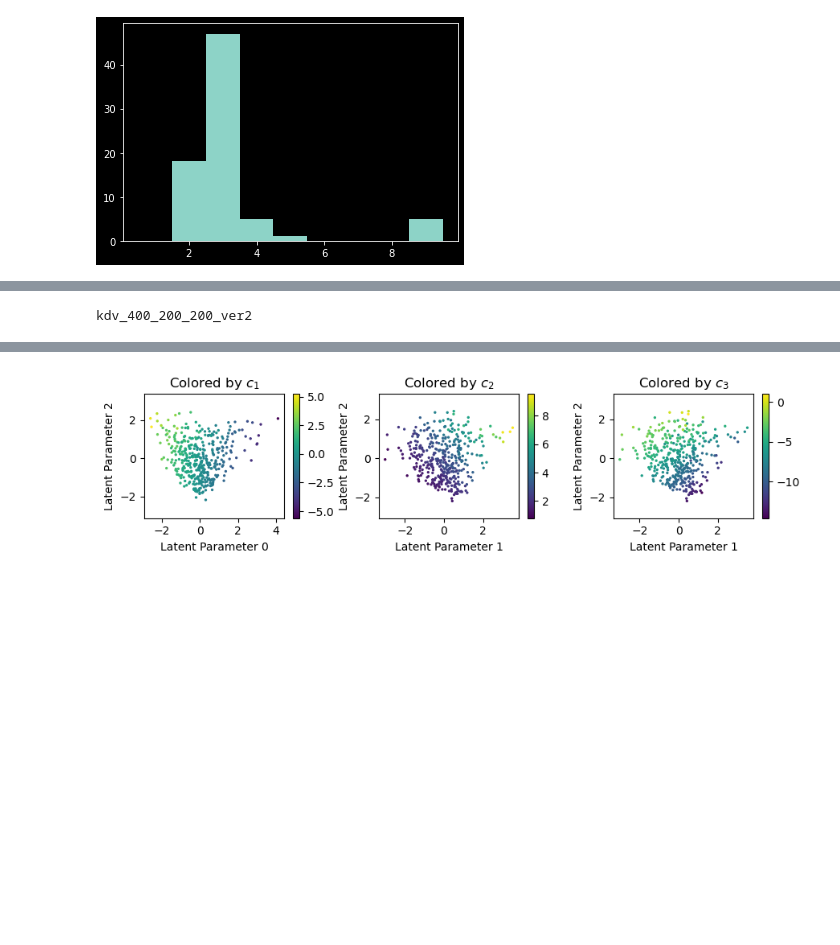
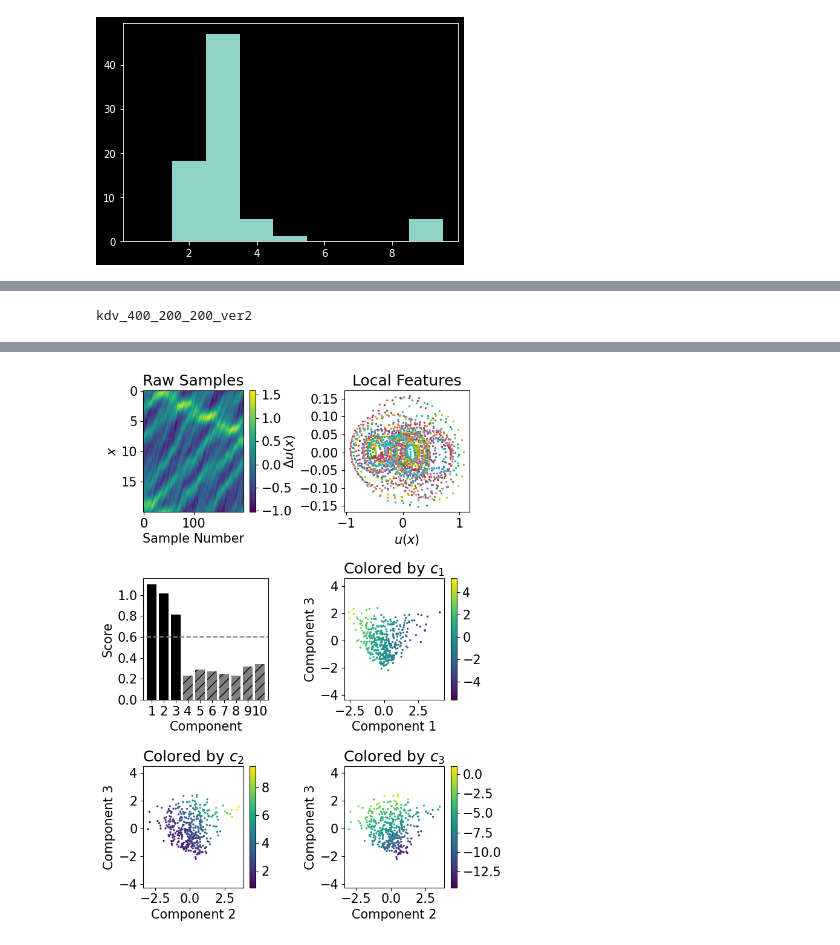
Before and after one commit to peterparity/conservation-laws-manifold-learning, a Jupyter notebook: kdv.ipynb, the cells around one changed output, grey strips where cells are left out. Drawn from its saved outputs; the diff is of its cells as text; code cells hidden in the pictures; blank space fills up the shorter version.

Commit message:
Additional figures

```diff
--- a/kdv.ipynb
+++ b/kdv.ipynb
@@ -72,7 +72,7 @@ Converged? True
 [figure]
 # %%
 # np.savez(out_name + "_dist_mat.npz", dist_mat=dist_mat)
-# dist_mat = np.load(out_name + "_dist_mat.npz")['dist_mat']
+dist_mat = np.load(out_name + "_dist_mat.npz")['dist_mat']
 # %%
 evals, embedding, epsilon = manifold.diffusion_map(dist_mat, n_components=20, epsilon='max', n_neighbors=100, alpha=1, robust=True)
 # %% [output]
@@ -167,6 +210,7 @@ plt.scatter(reg.predict(X), y, s=2);
 # %%
 print(out_name)
 with plt.style.context("default"):
+    plt.rcParams.update({'font.size': 15})
     plt.figure(figsize=(6, 3))
     plt.subplot(121)
     plt.imshow(raw_data[0,:,:,0].T, aspect='auto')
@@ -185,28 +229,72 @@ with plt.style.context("default"):
     plt.tight_layout()
     plt.savefig(f"figures/{out_name}_data.pdf", bbox_inches="tight")
 
-    plt.figure(figsize=(9,2.5))
-    plt.subplot(131)
+    # plt.figure(figsize=(9,2.5))
+    plt.figure(figsize=(7,9.5))
+    plt.subplot(321)
+    plt.imshow(raw_data[0,:,:,0].T, aspect='auto')
+    plt.xlabel('Sample Number')
+    plt.ylabel('$x$')
+    plt.yticks([0,50,100,150],[0, 5, 10, 15])
+    plt.colorbar()
+    plt.title("Raw Samples")
+    # plt.tight_layout()
+
+    plt.subplot(322)
+    for traj in raw_data[0,:10]:
+        plt.scatter(traj[:,0], traj[:,1], s=2)
+    plt.xlabel("$u(x)$")
+    plt.ylabel("$\Delta u(x)$")
+    plt.title("Local Features")
+    # plt.tight_layout()
+
+    plt.subplot(323)
+    n_show_components = 10
+    plt.bar(
+        list(range(1, n_components+1)[:n_show_components]),
+        scores_pass[:n_show_components],
+        color="k",
+    )
+    plt.bar(
+        list(range(1, n_components+1)[:n_show_components]),
+        scores_fail[:n_show_components],
+        hatch="//",
+        color="gray",
+    )
+    plt.xticks(ticks=range(1, n_components+1)[:n_show_components])
+    plt.xlim(0.3, n_show_components + 0.7)
+    # plt.ylim(0, 1)
+    plt.ylabel("Score")
+    plt.xlabel("Component")
+    plt.hlines(threshold, 0, n_show_components+1, "gray", linestyles="dashed")
+    # plt.tight_layout()
+
+    # plt.subplot(131)
+    plt.subplot(324)
     plt.scatter(embedding[:,0], embedding[:,2], c=c1, s=2)
     plt.colorbar()
-    plt.xlabel("Latent Parameter 0")
-    plt.ylabel("Latent Parameter 2")
+    plt.xlabel("Component 1")
+    plt.ylabel("Component 3")
     plt.title("Colored by $c_1$")
     plt.axis('equal')
+    # plt.tight_layout()
 
-    plt.subplot(132)
+    # plt.subplot(132)
+    plt.subplot(325)
     plt.scatter(embedding[:,1], embedding[:,2], c=c2, s=2)
     plt.colorbar()
-    plt.xlabel("Latent Parameter 1")
-    plt.ylabel("Latent Parameter 2")
+    plt.xlabel("Component 2")
+    plt.ylabel("Component 3")
     plt.title("Colored by $c_2$")
     plt.axis('equal')
+    # plt.tight_layout()
 
-    plt.subplot(133)
+    # plt.subplot(133)
+    plt.subplot(326)
     plt.scatter(embedding[:,1], embedding[:,2], c=c3, s=2)
     plt.colorbar()
-    plt.xlabel("Latent Parameter 1")
-    plt.ylabel("Latent Parameter 2")
+    plt.xlabel("Component 2")
+    plt.ylabel("Component 3")
     plt.title("Colored by $c_3$")
     plt.axis('equal')
 
@@ -222,24 +310,24 @@ with plt.style.context("default"):
     plt.savefig(f"figures/{out_name}_dist_mat.pdf", bbox_inches="tight")
 
     plt.figure(figsize=(3, 3))
-    n_show_components = 11
+    n_show_components = 10
     plt.bar(
-        list(range(n_components)[:n_show_components]),
+        list(range(1, n_components+1)[:n_show_components]),
         scores_pass[:n_show_components],
         color="k",
     )
     plt.bar(
-        list(range(n_components)[:n_show_components]),
+        list(range(1, n_components+1)[:n_show_components]),
         scores_fail[:n_show_components],
         hatch="//",
         color="gray",
     )
-    plt.xticks(ticks=range(n_components)[:n_show_components])
-    plt.xlim(-0.7, n_show_components - 0.3)
+    plt.xticks(ticks=range(1, n_components+1)[:n_show_components])
+    plt.xlim(0.3, n_show_components + 0.7)
     # plt.ylim(0, 1)
     plt.ylabel("Score")
-    plt.xlabel("Latent Parameter")
-    plt.hlines(threshold, -1, n_show_components, "gray", linestyles="dashed")
+    plt.xlabel("Component")
+    plt.hlines(threshold, 0, n_show_components+1, "gray", linestyles="dashed")
     plt.savefig(f"figures/{out_name}_score.pdf", bbox_inches="tight")
 # %% [output]
 kdv_400_200_200_ver2
@@ -247 +335 @@ kdv_400_200_200_ver2
-[figure, old version]
+[figure, new version]
```
Also changed, not shown: parts of 4 cells of this notebook, 5 other files.
